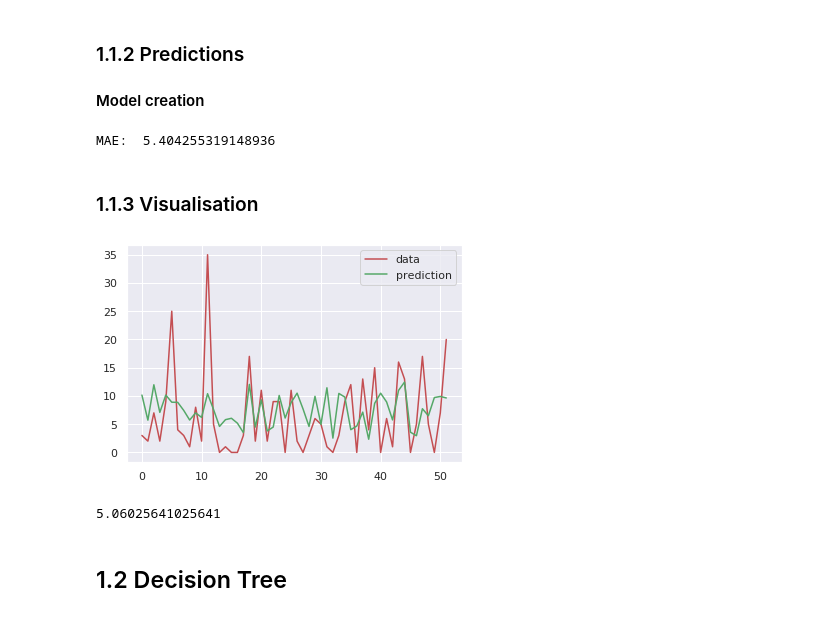
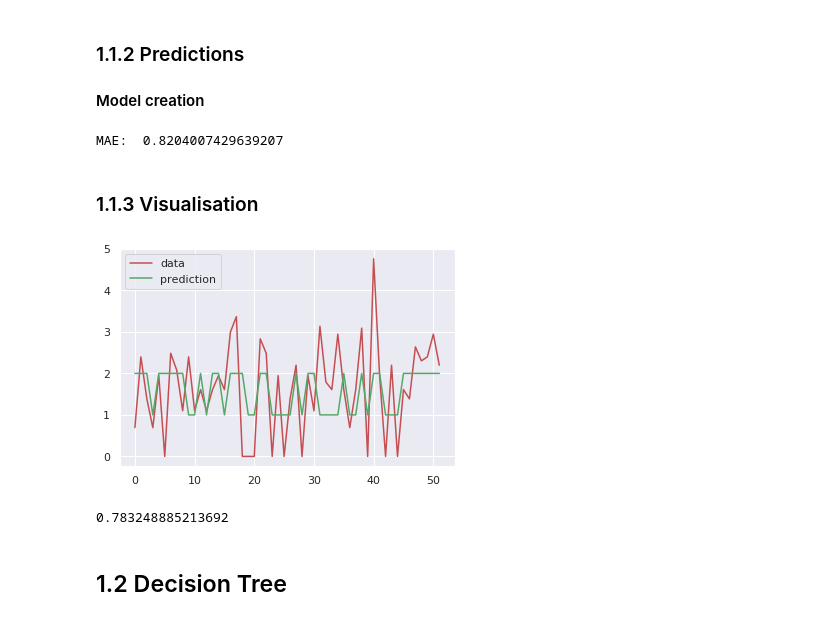
Before and after one commit to GummyBearStudioTeam/ESI_MLTechniques, a Jupyter notebook: Milestone2_Supervised.ipynb, the cells around one changed output. Drawn from its saved outputs; the diff is of its cells as text; code cells hidden in the pictures.

```diff
--- a/Milestone2_Supervised.ipynb
+++ b/Milestone2_Supervised.ipynb
@@ -305,15 +331,13 @@ def fit_regressor(regressor, X, y):
 
     return get_mae(regressor, test.drop(['total_cases'], axis=1), test['total_cases'])
 
-def generate_visualization(regressor, X, y):
-    y_pred = regressor.predict(X)
+def generate_visualization(y_pred, y):
     mae = mean_absolute_error(y, y_pred)
 
-    plt.plot(np.arange(len(X)), y, c='r', label='data')
-    plt.plot(np.arange(len(X)), y_pred, c='g', label='prediction')
+    plt.plot(np.arange(len(y_pred)), y, c='r', label='data')
+    plt.plot(np.arange(len(y_pred)), y_pred, c='g', label='prediction')
     plt.axis('tight')
     plt.legend()
-    #plt.title("RandomForests GridSearchCV (MAE = %6.2f')" % ( mae))
 
     plt.show()
     return mae
@@ -379,4 +404,6 @@ Filter and select data to run training and tests.
 # %%
 X = X_.loc['iq'].drop(drop_features, axis=1)
-y = y_.loc['iq']
+y = y_.loc['iq']['normal']
+# %%
+y.name = 'total_cases'
 # %% [markdown]
@@ -427,22 +454,22 @@ Min Value: 9.76923076923077 (48)
 
 #### Model creation
 # %%
-n_neighbors = 45
+n_neighbors = 22
 weights = 'uniform'
 knn = KNeighborsRegressor(n_neighbors=n_neighbors, weights=weights)
 
 print('MAE: ', fit_regressor(knn, X_train, y_train))
 # %% [output]
-MAE:  5.404255319148936
+MAE:  0.8204007429639207
 # %%
 y_pred = get_predictions(knn, X_test)
 # %% [markdown]
 ### 1.1.3 Visualisation
 # %%
-generate_visualization(knn, X_test, y_test)
+generate_visualization(y_pred, y_test)
 # %% [output]
-[figure, old version]
+[figure, new version]
-5.06025641025641
+0.783248885213692
 # %% [markdown]
 ## 1.2 Decision Tree
 # %% [markdown]
```
Also changed, not shown: parts of 30 cells of this notebook.
